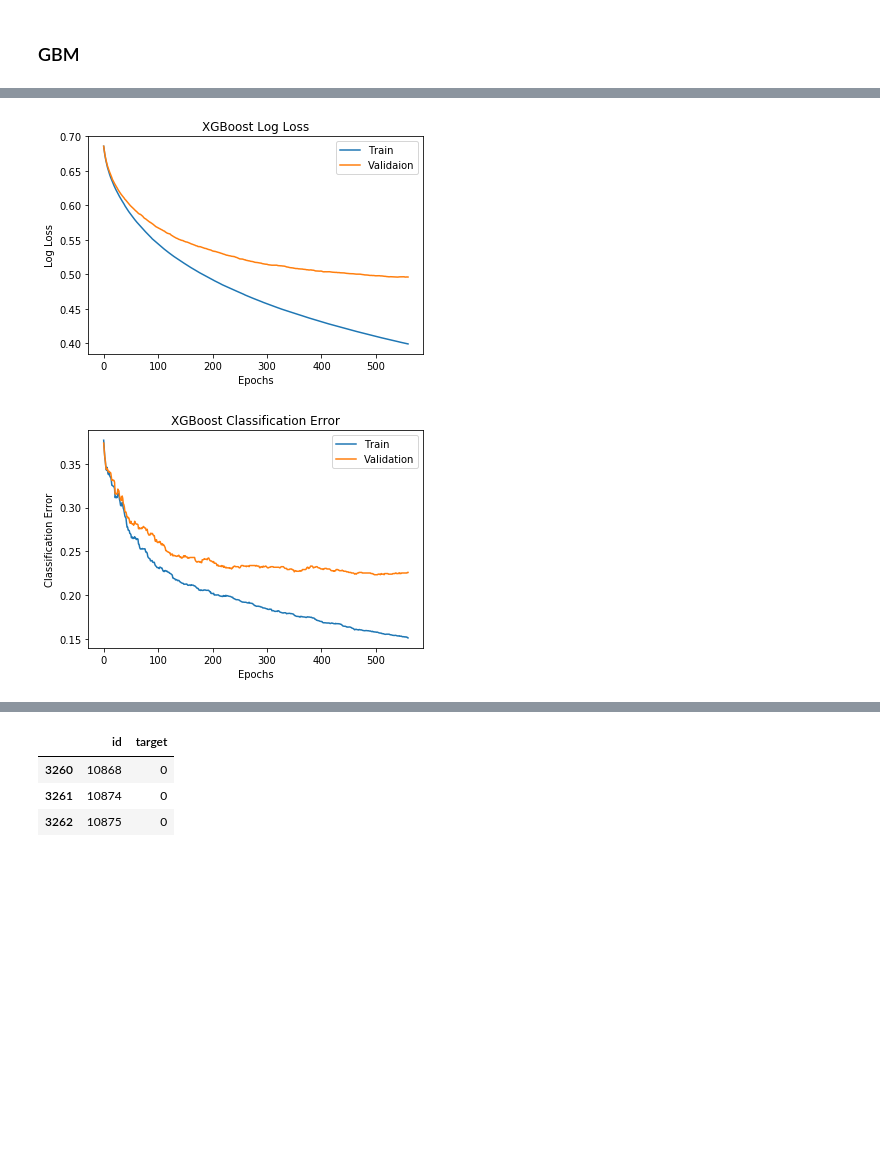
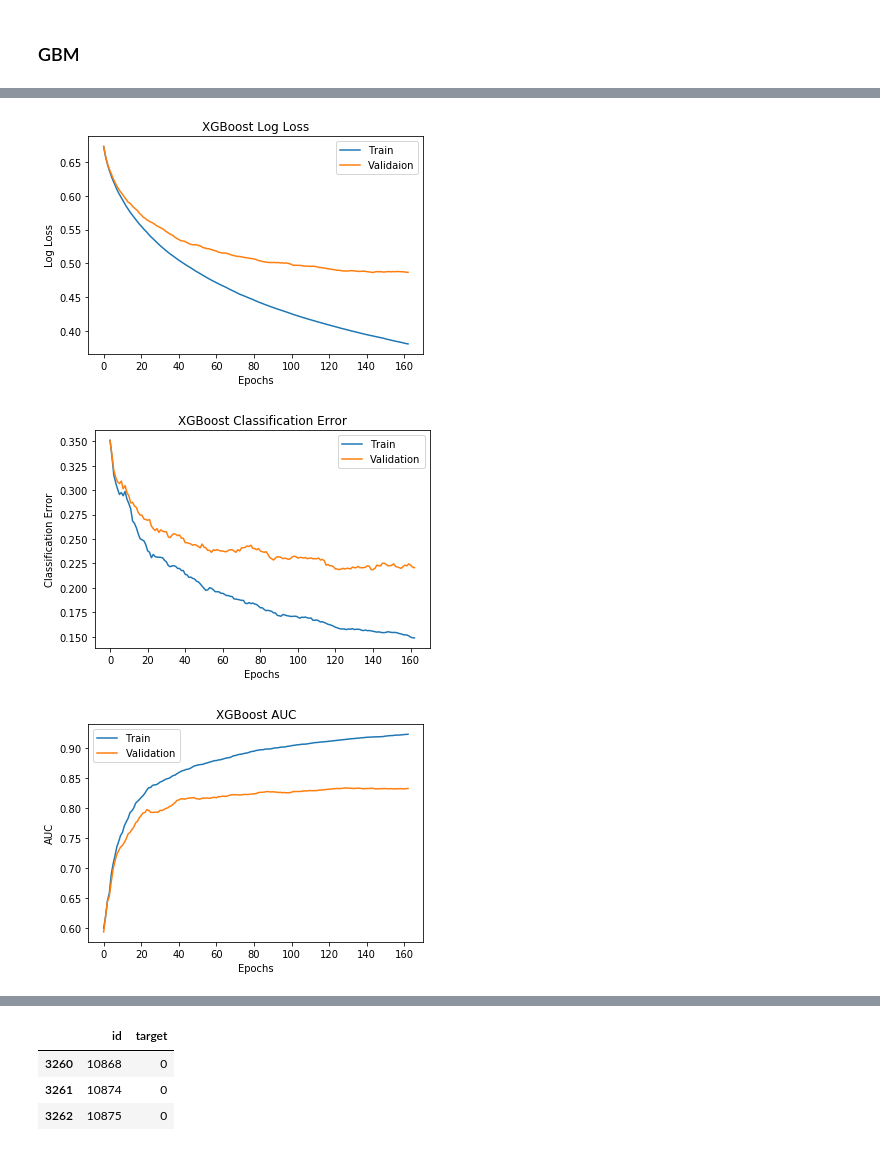
Before and after one commit to ysun90/kaggle-competitions, a Jupyter notebook: nlp-getting-started/nlp_with_disaster_tweets_benchmark_ysun.ipynb, the cells around one changed output, grey strips where cells are left out. Saved outputs shown, nothing was run; the diff lists cells and outputs as text; code cells hidden in the pictures; blank space fills up the shorter version.

```diff
--- a/nlp-getting-started/nlp_with_disaster_tweets_benchmark_ysun.ipynb
+++ b/nlp-getting-started/nlp_with_disaster_tweets_benchmark_ysun.ipynb
@@ -105,6 +116,7 @@ def remove_stopwords(text):
 #df_train['text'] = df_train['text'].apply(spelling)
 df_train['text'] = df_train['text'].apply(stemming)
 df_train['text'] = df_train['text'].apply(remove_stopwords)
+df_train['text'] = df_train['text'].apply(unslang)
 df_train.tail(3)
 # %% [output]
 |  | id | keyword | location | text | target |
@@ -534,10 +566,19 @@ vect = TfidfVectorizer(min_df=5)
 X_train = vect.fit_transform(X_train_text)
 X_val = vect.transform(X_val_text)
 
-model = XGBClassifier(n_estimators=1000)
+model = XGBClassifier(n_estimators=200,
+                      learning_rate=0.2,
+                      max_depth=6,
+                      min_child_weight=2,
+                      colsample_bytree=0.7,
+                      subsample=0.75,
+                      objective='binary:logistic',
+                      eval_metric=["auc", "logloss", "error"],
+                      early_stopping_rounds=20)
+
 eval_set=[(X_train, y_train), (X_val, y_val)]
 model.fit(X_train, y_train, early_stopping_rounds=20,
-          eval_metric=['error', 'logloss'], eval_set=eval_set, verbose=False)
+          eval_metric=['auc', 'error', 'logloss'], eval_set=eval_set, verbose=True)
 
 y_val_pred = model.predict(X_val)
 print('Accuracy: %.2f %%' % (accuracy_score(y_val, y_val_pred) * 100))
@@ -552,26 +605,36 @@ Confusion matrix:
 # %%
 # retrieve performance metrics
 results = model.evals_result()
 epochs = len(results['validation_0']['error'])
 x_axis = range(0, epochs)
 # plot log loss
 fig, ax = plt.subplots()
 ax.plot(x_axis, results['validation_0']['logloss'], label='Train')
 ax.plot(x_axis, results['validation_1']['logloss'], label='Validaion')
 ax.legend()
 plt.xlabel('Epochs')
 plt.ylabel('Log Loss')
 plt.title('XGBoost Log Loss')
 plt.show()
 # plot classification error
 fig, ax = plt.subplots()
 ax.plot(x_axis, results['validation_0']['error'], label='Train')
 ax.plot(x_axis, results['validation_1']['error'], label='Validation')
 ax.legend()
 plt.xlabel('Epochs')
 plt.ylabel('Classification Error')
 plt.title('XGBoost Classification Error')
 plt.show()
+# plot auc
+fig, ax = plt.subplots()
+ax.plot(x_axis, results['validation_0']['auc'], label='Train')
+ax.plot(x_axis, results['validation_1']['auc'], label='Validation')
+ax.legend()
+plt.xlabel('Epochs')
+plt.ylabel('AUC')
+plt.title('XGBoost AUC')
+plt.show()
 # %% [output]
-[figure, old version]
+[figure, new version]
-[figure, old version]
+[figure, new version]
+[figure, added]
```
Also changed, not shown: parts of 10 cells of this notebook, 6 other files.
